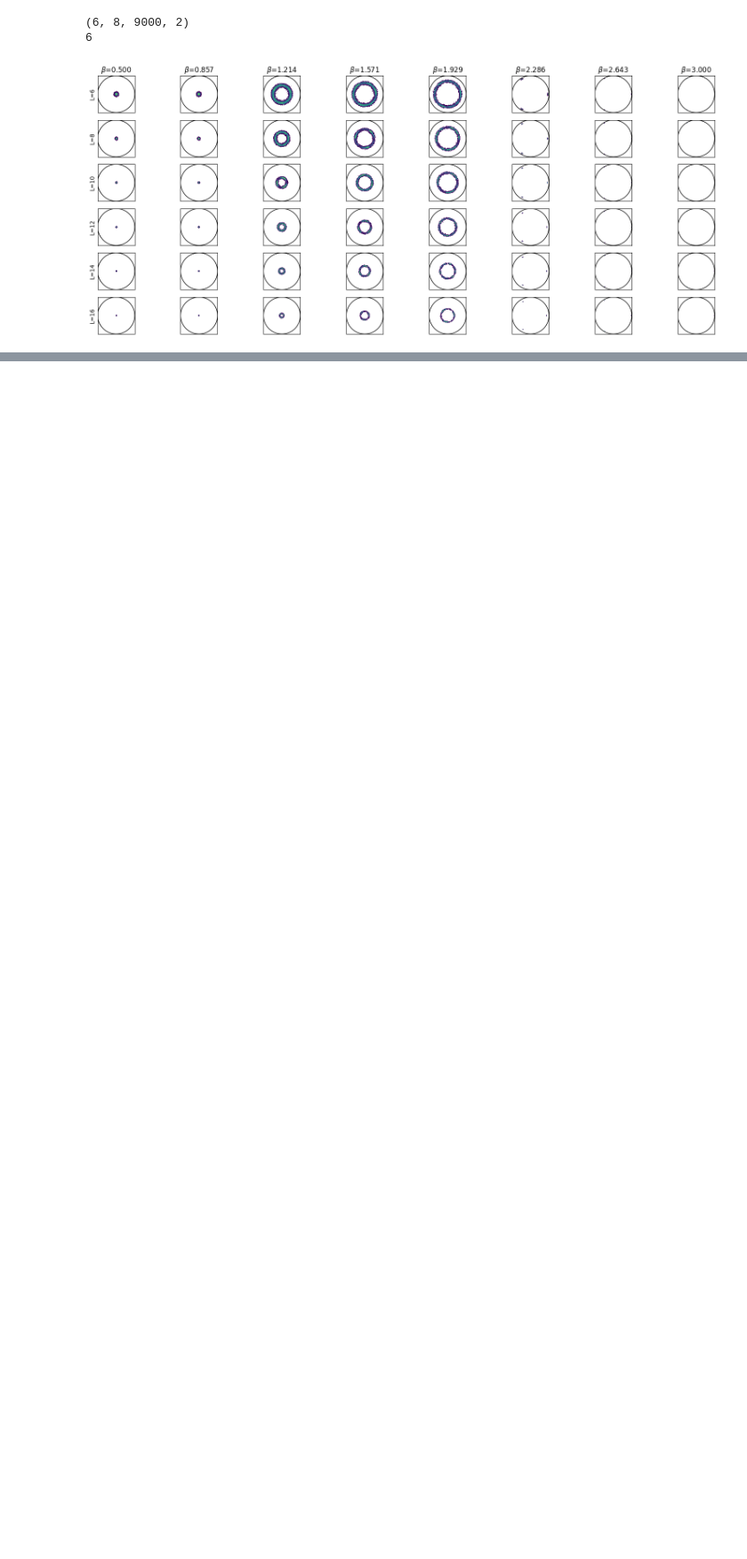
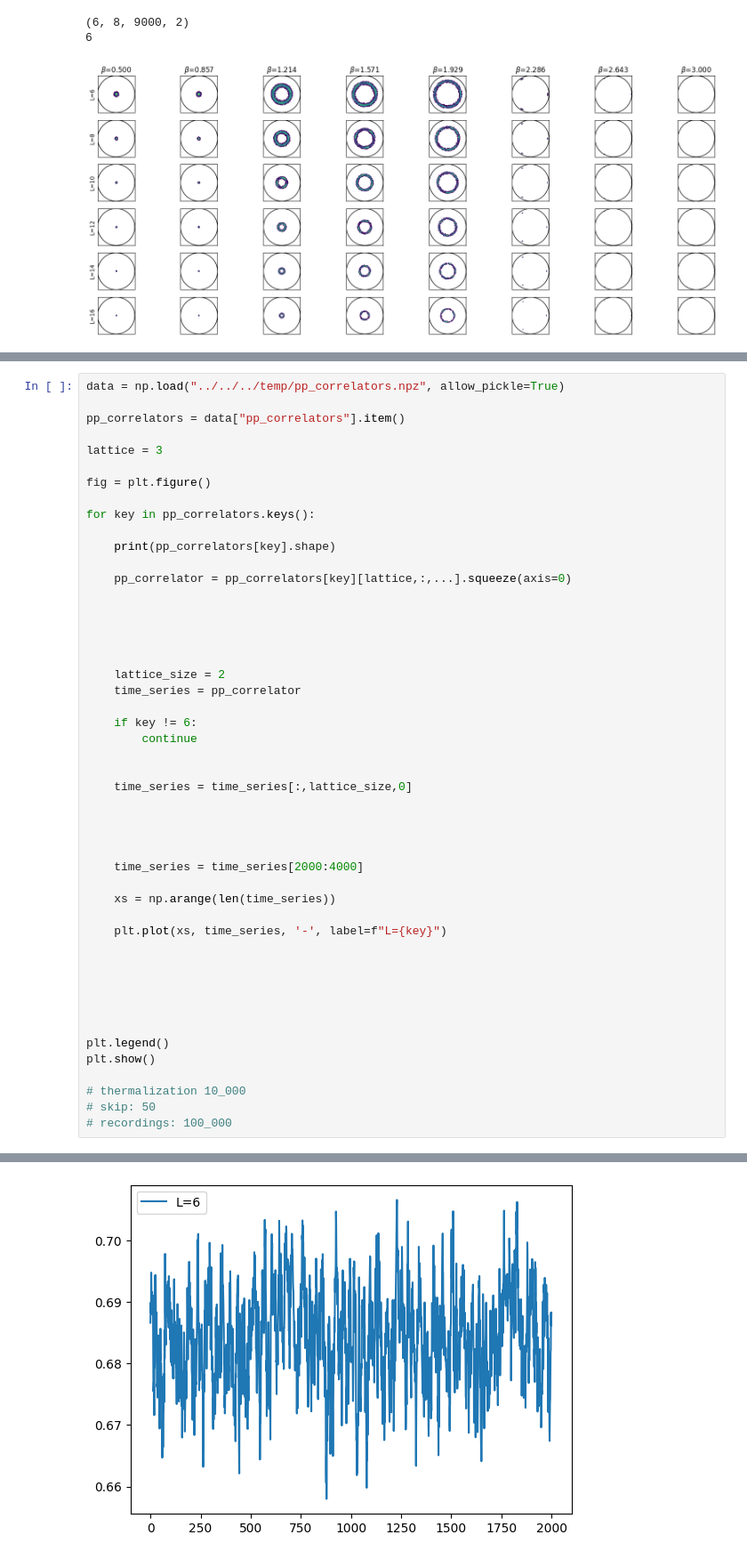
Before and after one commit to Landa233/crunchy, a Jupyter notebook: z_n_gauge/python_throwaway/z_7_correlators/Untitled-1.ipynb, the cells around one changed output, grey strips where cells are left out. Shown: that part at 89% size. Saved outputs shown, nothing was run; the diff lists cells and outputs as text; blank space fills up the shorter version.

Commit message:
added data analysis

```diff
--- a/z_n_gauge/python_throwaway/z_7_correlators/Untitled-1.ipynb
+++ b/z_n_gauge/python_throwaway/z_7_correlators/Untitled-1.ipynb
@@ -254,0 +259,49 @@ plt.legend()
+# %%
+data = np.load("../../../temp/pp_correlators.npz", allow_pickle=True)
+
+pp_correlators = data["pp_correlators"].item()
+
+lattice = 3
+
+fig = plt.figure()
+
+for key in pp_correlators.keys():
+
+    print(pp_correlators[key].shape)
+
+    pp_correlator = pp_correlators[key][lattice,:,...].squeeze(axis=0)
+
+
+
+
+
+    lattice_size = 2
+    time_series = pp_correlator
+
+    if key != 6:
+        continue
+
+
+    time_series = time_series[:,lattice_size,0]
+
+
+
+
+    time_series = time_series[2000:4000]
+
+    xs = np.arange(len(time_series))
+
+    plt.plot(xs, time_series, '-', label=f"L={key}")
+
+
+
+
+
+
+plt.legend()
+plt.show()
+
+# thermalization 10_000
+# skip: 50
+# recordings: 100_000
+# %% [output]
@@ -254,0 +314 @@ plt.legend()
+[figure, added]
```
Also changed, not shown: parts of 2 cells of this notebook, 11 other files.
